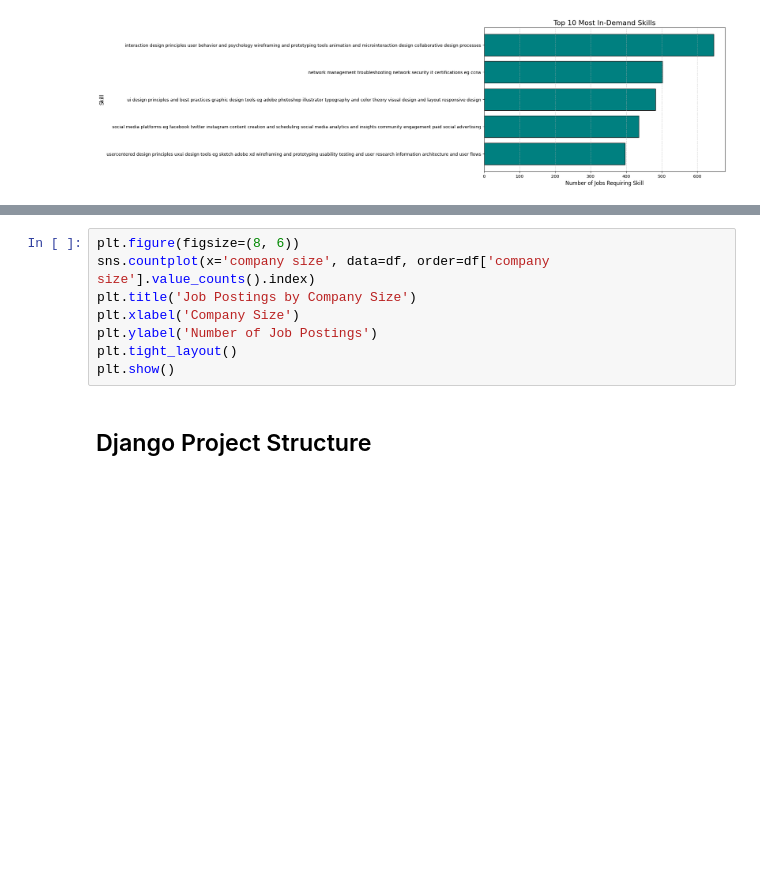
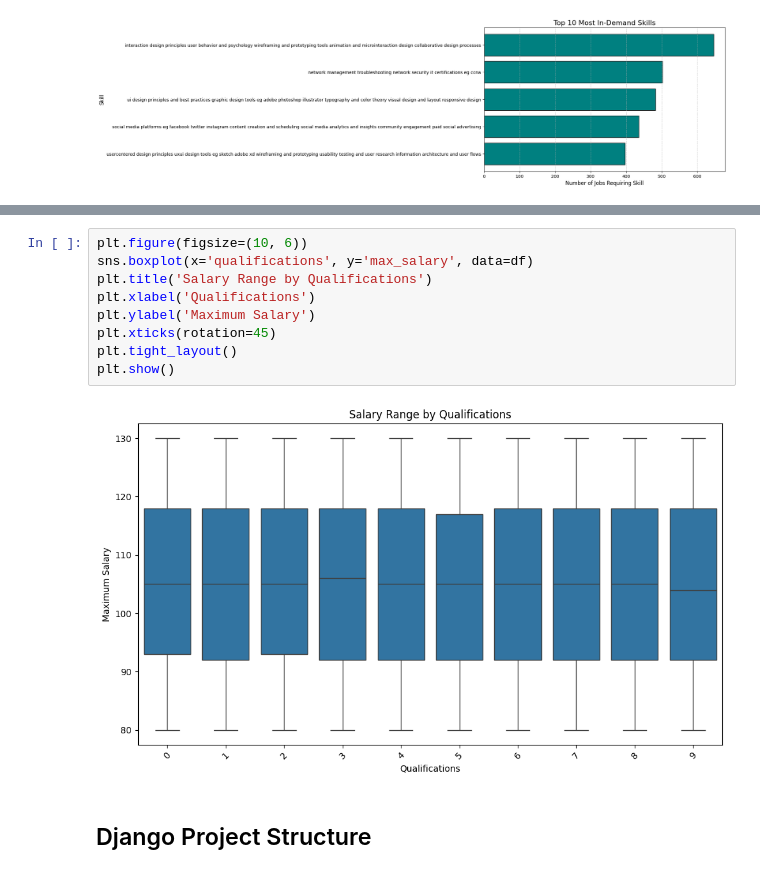
Before and after one commit to vkigen/dsc-phase4-project-group5, a Jupyter notebook: index.ipynb, the cells around one changed output, grey strips where cells are left out. Saved outputs shown, nothing was run; the diff lists cells and outputs as text; blank space fills up the shorter version.

```diff
--- a/index.ipynb
+++ b/index.ipynb
@@ -451,11 +500,14 @@ plt.show()
 # %%
-plt.figure(figsize=(8, 6))
-sns.countplot(x='company size', data=df, order=df['company size'].value_counts().index)
-plt.title('Job Postings by Company Size')
-plt.xlabel('Company Size')
-plt.ylabel('Number of Job Postings')
+plt.figure(figsize=(10, 6))
+sns.boxplot(x='qualifications', y='max_salary', data=df)
+plt.title('Salary Range by Qualifications')
+plt.xlabel('Qualifications')
+plt.ylabel('Maximum Salary')
+plt.xticks(rotation=45)
 plt.tight_layout()
 plt.show()
+# %% [output]
+[figure, added]
 # %% [markdown]
 ## Django Project Structure
 # %% [markdown]
```
Also changed, not shown: parts of 16 cells of this notebook.
